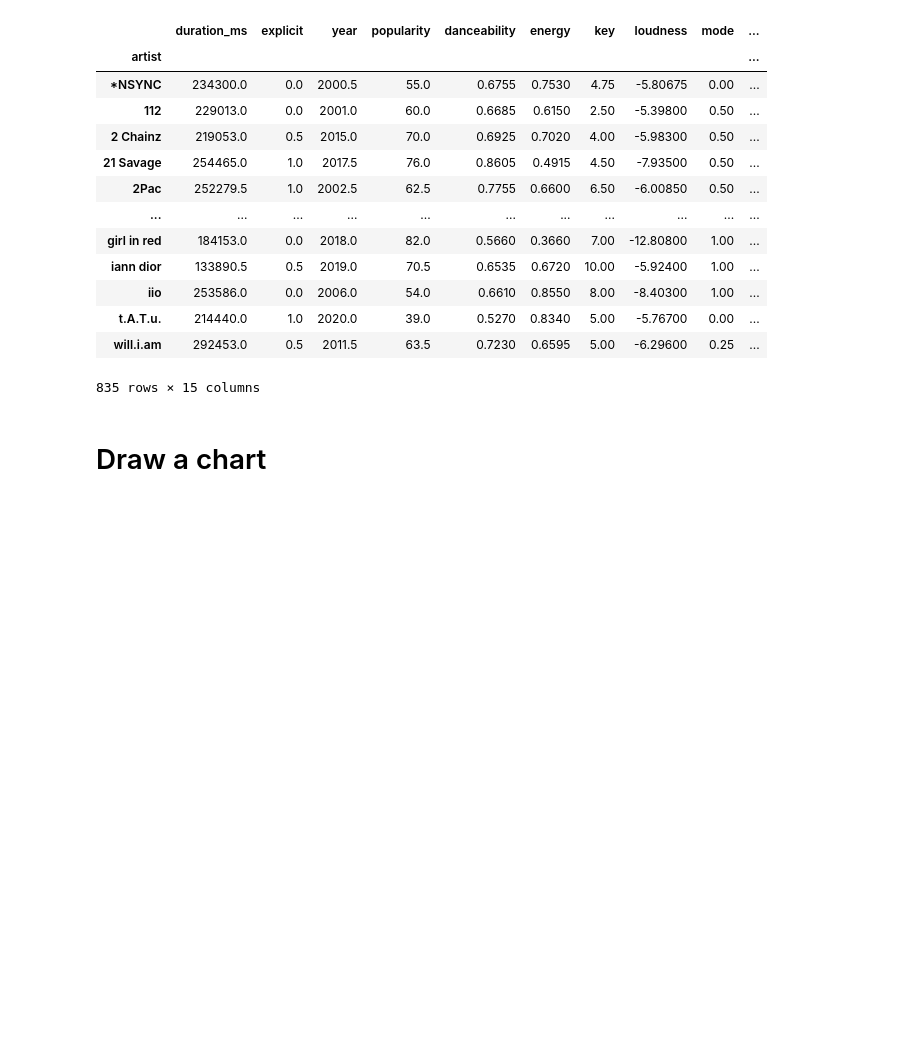
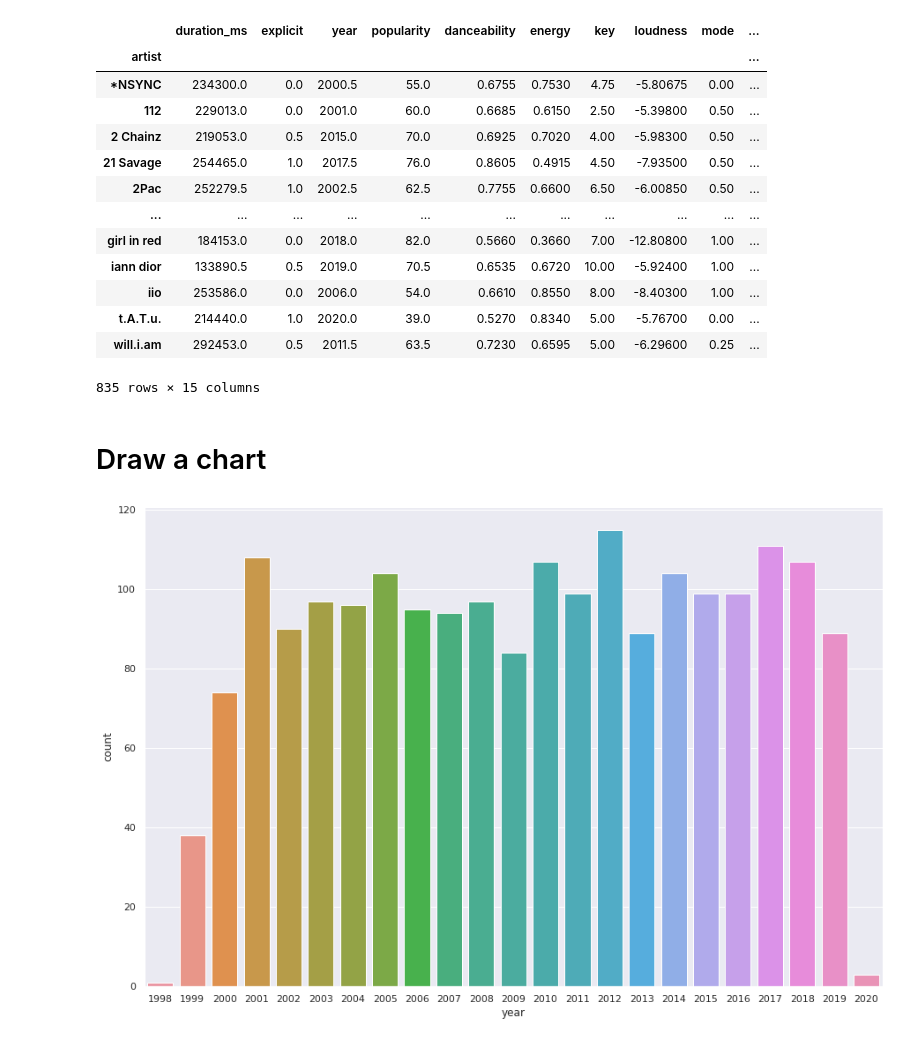
Before and after one commit to Mund99/DSUB_5.0, a Jupyter notebook: Day_6_Assignment.ipynb, the cells around one changed output. Saved outputs shown, nothing was run; the diff lists cells and outputs as text; code cells hidden in the pictures; blank space fills up the shorter version.

```diff
--- a/Day_6_Assignment.ipynb
+++ b/Day_6_Assignment.ipynb
@@ -213,4 +213,9 @@ df.groupby('artist').mean()
 835 rows × 15 columns
 # %% [markdown]
 # Draw a chart
+# %%
+# Numbers of songs in each years
+ax = sns.countplot(data=df, x="year")
+# %% [output]
+[figure, added]
 # %%
```
Also changed, not shown: parts of 2 cells of this notebook.
